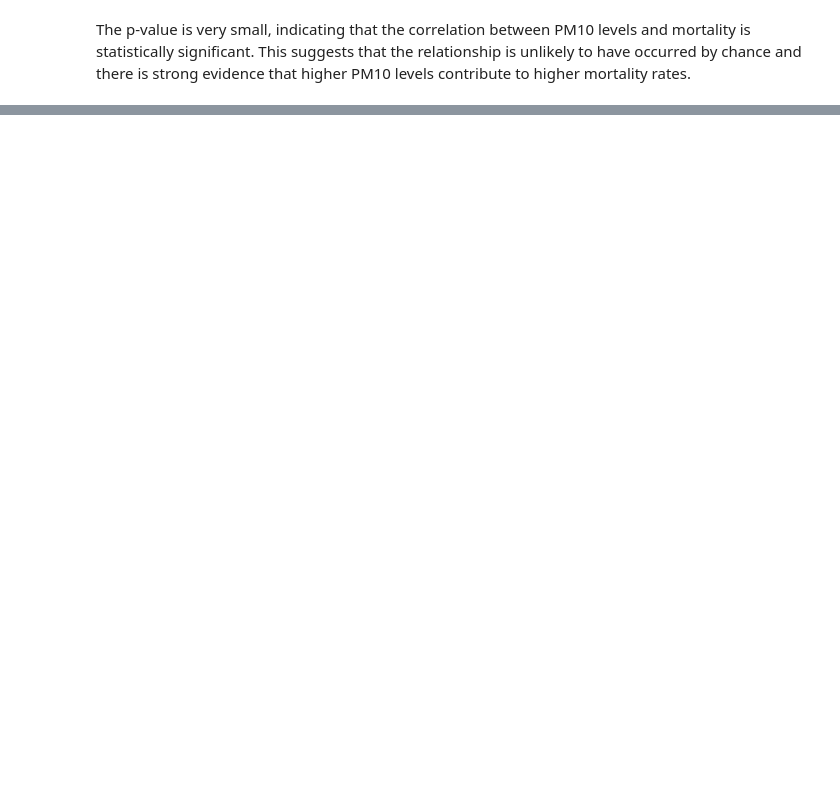
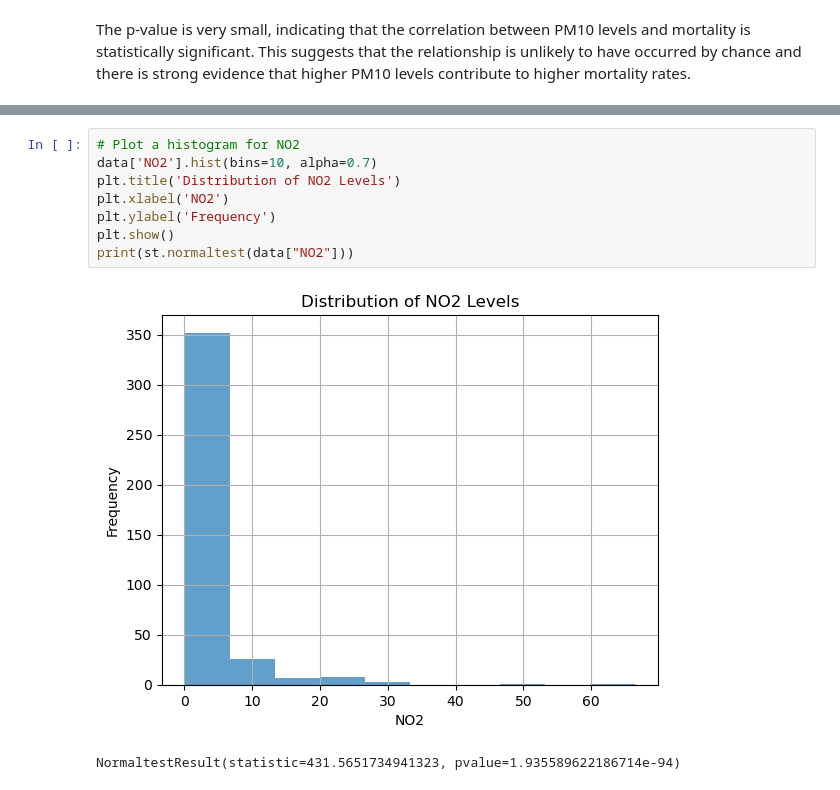
Before and after one commit to Golnaz8/airquality_vs_health, a Jupyter notebook: AirQuality_vs_Health/data_exploration.ipynb, the cells around one changed output, grey strips where cells are left out. Saved outputs shown, nothing was run; the diff lists cells and outputs as text; blank space fills up the shorter version.

Commit message:
Added data exploration for all rest pollutant elements

```diff
--- a/AirQuality_vs_Health/data_exploration.ipynb
+++ b/AirQuality_vs_Health/data_exploration.ipynb
@@ -280,0 +292,11 @@ The p-value is very small, indicating that the correlation between PM10 levels a
+# %%
+# Plot a histogram for NO2
+data['NO2'].hist(bins=10, alpha=0.7)
+plt.title('Distribution of NO2 Levels')
+plt.xlabel('NO2')
+plt.ylabel('Frequency')
+plt.show()
+print(st.normaltest(data["NO2"]))
+# %% [output]
+[figure, added]
+NormaltestResult(statistic=431.5651734941323, pvalue=1.935589622186714e-94)
```
Also changed, not shown: parts of 41 cells of this notebook.
